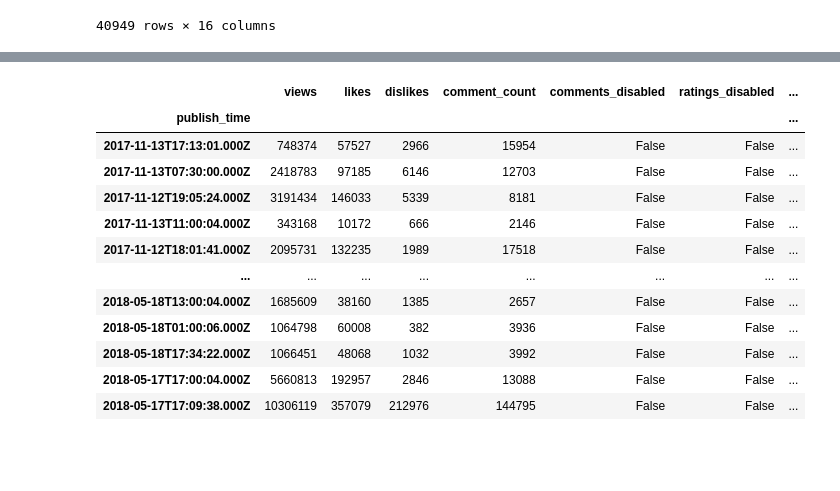
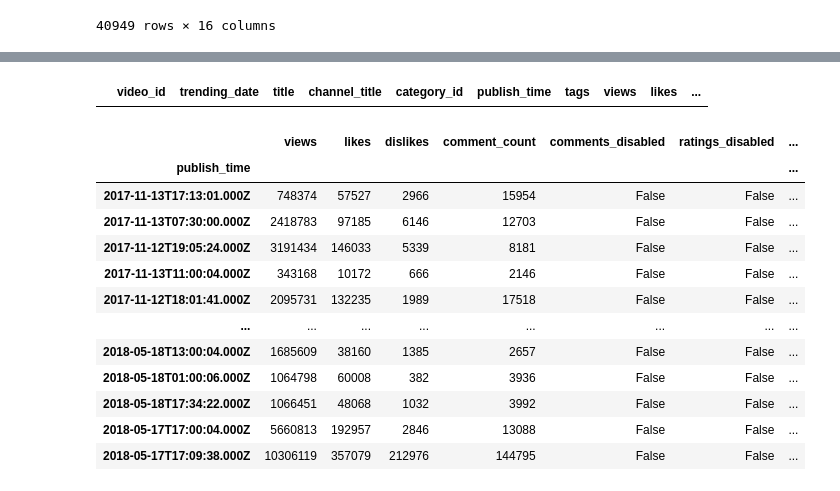
Before and after one commit to mrichburg/dai5_EDA_case_study, a Jupyter notebook: notebooks/btm.ipynb, the cells around one changed output, grey strips where cells are left out. Cells and saved outputs as stored; diff of their text form; code cells hidden in the pictures; blank space fills up the shorter version.

```diff
--- a/notebooks/btm.ipynb
+++ b/notebooks/btm.ipynb
@@ -65,0 +61,2 @@ functions.numerics_corr_matrix(us_videos)
+# %%
+us_videos = functions.read_file('../data/USvideos.csv')
@@ -66,3 +85,9 @@ functions.numerics_corr_matrix(us_videos)
+# %%
+us_videos_null = functions.get_rid_of_null(us_videos)
+# %%
+us_videos_null[us_videos_null['video_id'].str.startswith("\n") == True]
+# %% [output]
+|  | video_id | trending_date | title | channel_title | category_id | publish_time | tags | views | likes | ... |
 # %%
 #removes non-numeric fields in order to enable correlation by key areas
 numerics_only = us_videos.drop(columns=['video_id', 'title', 'channel_title', 'tags', 'thumbnail_link', 'description', 'trending_date', 'category_id'])
```
Also changed, not shown: parts of 4 cells of this notebook, 1 other file.
